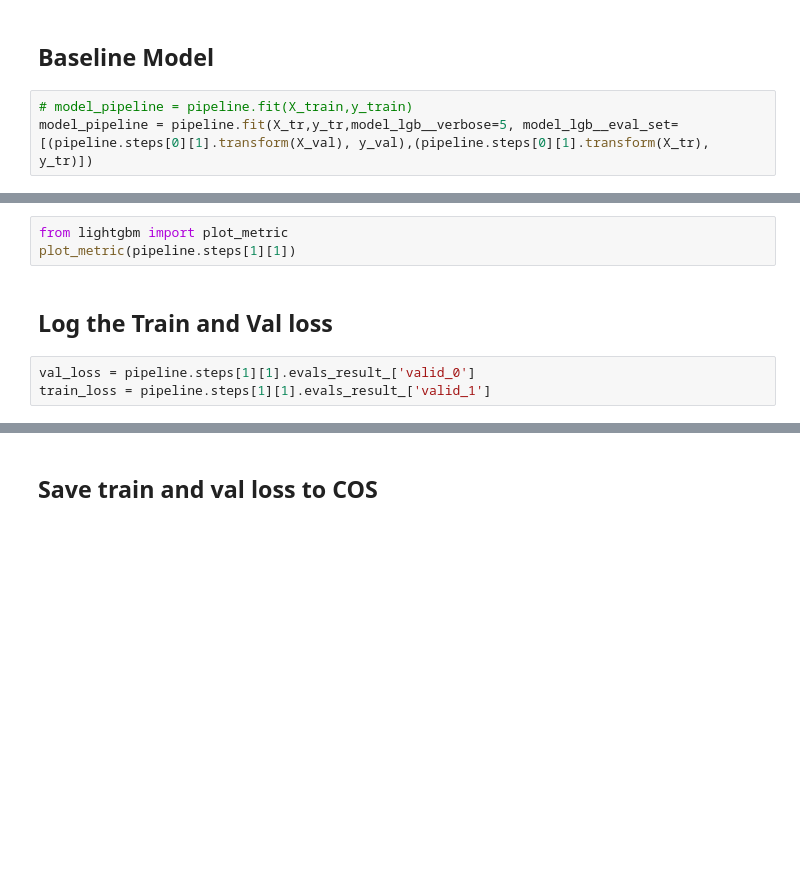
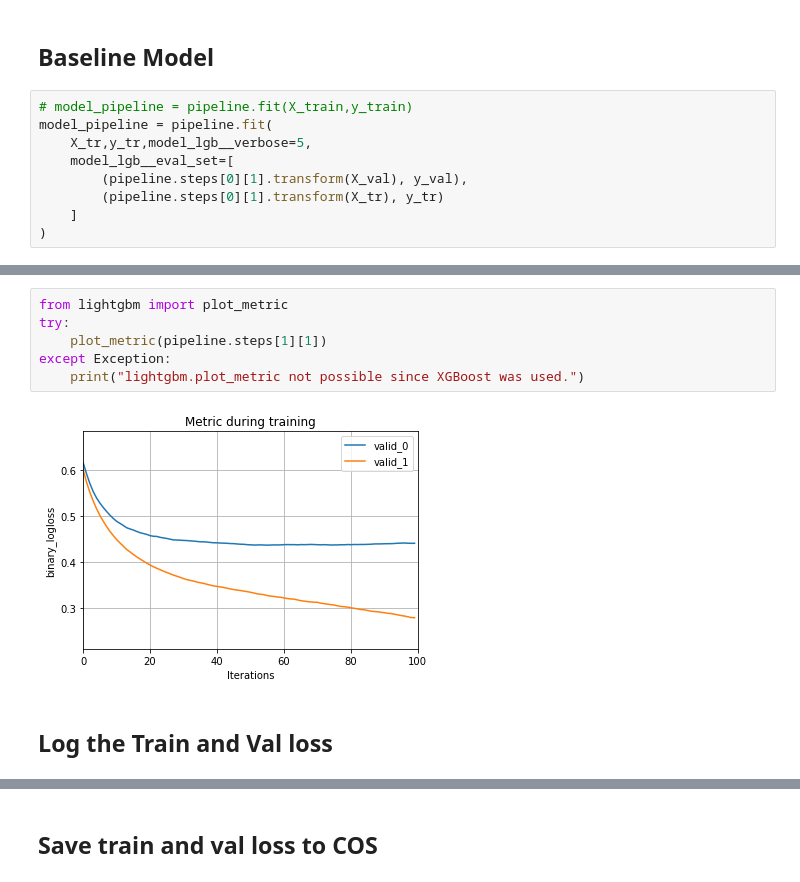
Before and after one commit to Max-Jesch/MLOps-CPD, a Jupyter notebook: train_models-v2.ipynb, the cells around one changed output, grey strips where cells are left out. Drawn from its saved outputs; the diff is of its cells as text; blank space fills up the shorter version.

```diff
--- a/train_models-v2.ipynb
+++ b/train_models-v2.ipynb
@@ -199,4 +276,10 @@ pipeline.steps[0][1].fit(X_tr)
 ## Baseline Model
 # %%
 # model_pipeline = pipeline.fit(X_train,y_train)
-model_pipeline = pipeline.fit(X_tr,y_tr,model_lgb__verbose=5, model_lgb__eval_set=[(pipeline.steps[0][1].transform(X_val), y_val),(pipeline.steps[0][1].transform(X_tr), y_tr)])
+model_pipeline = pipeline.fit(
+    X_tr,y_tr,model_lgb__verbose=5,
+    model_lgb__eval_set=[
+        (pipeline.steps[0][1].transform(X_val), y_val),
+        (pipeline.steps[0][1].transform(X_tr), y_tr)
+    ]
+)
@@ -203,8 +304,10 @@ model_pipeline = pipeline.fit(X_tr,y_tr,model_lgb__verbose=5, model_lgb__eval_se
 # %%
 from lightgbm import plot_metric
-plot_metric(pipeline.steps[1][1])
+try:
+    plot_metric(pipeline.steps[1][1])
+except Exception:
+    print("lightgbm.plot_metric not possible since XGBoost was used.")
+# %% [output]
+[figure, added]
 # %% [markdown]
 ## Log the Train and Val loss
-# %%
-val_loss = pipeline.steps[1][1].evals_result_['valid_0']
-train_loss = pipeline.steps[1][1].evals_result_['valid_1']
```
Also changed, not shown: parts of 19 cells of this notebook.
